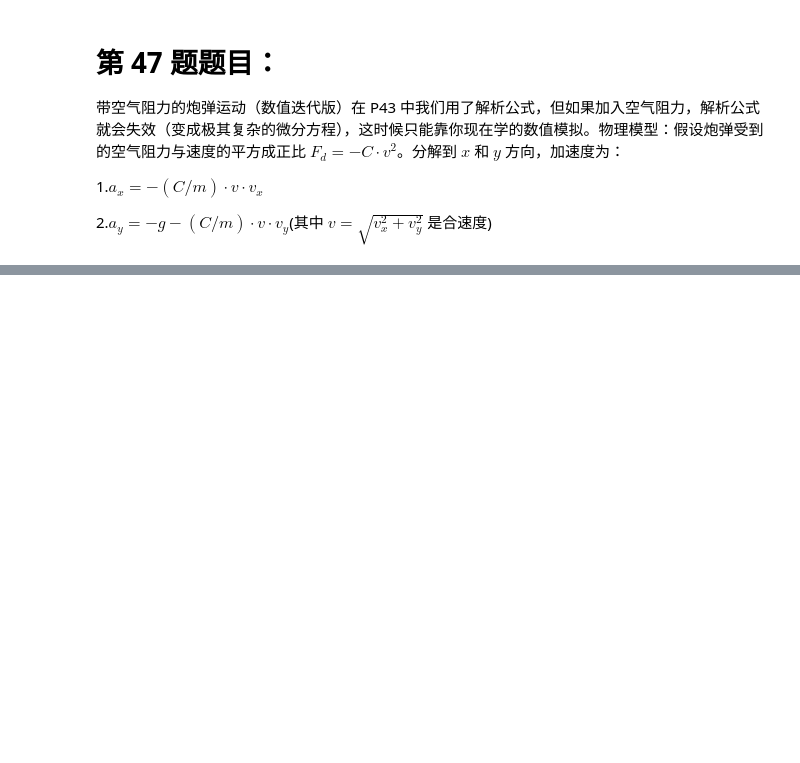
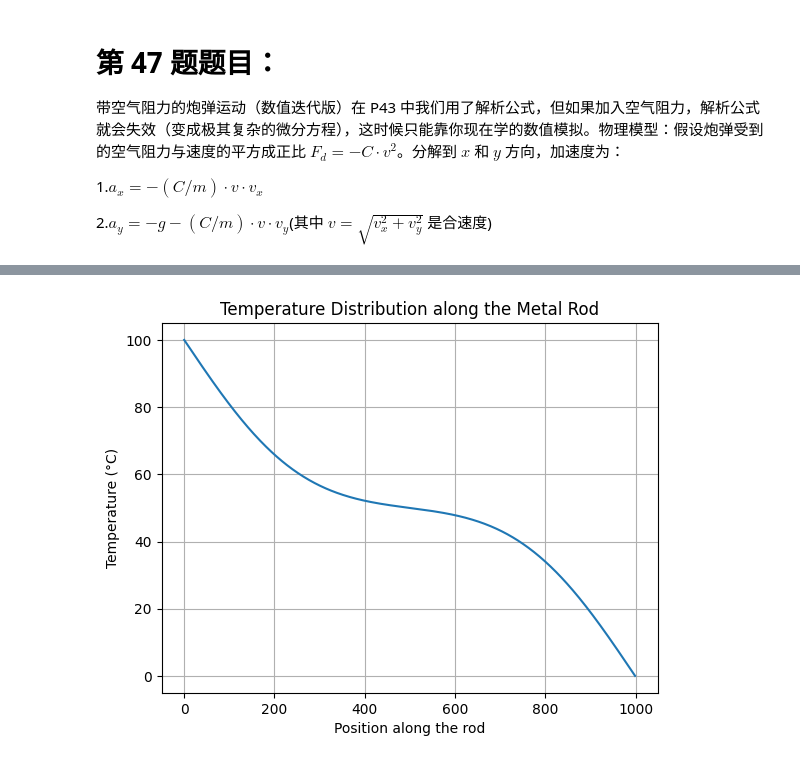
Before and after one commit to Rico-Grant/Python-100days-training-project-for-Scientific-Computing, a Jupyter notebook: Day3.ipynb, the cells around one changed output, grey strips where cells are left out. Cells and saved outputs as stored; diff of their text form; code cells hidden in the pictures; blank space fills up the shorter version.

```diff
--- a/Day3.ipynb
+++ b/Day3.ipynb
@@ -72,0 +738,45 @@ Time: 30.00, Rabbits: 0.00, Foxes: 55.61
+# %%
+import math
+import numpy as np
+import matplotlib.pyplot as plt
+
+
+class HeatSimulation:
+    def __init__(self, N):
+        self.N = N
+        self.metal_temp = np.zeros(N)
+
+
+    def iterate(self):
+        self.metal_temp[0] = 100
+        self.metal_temp[-1] = 0
+        new_temp = self.metal_temp.copy()
+
+        for i in range(1, self.N - 1):
+            new_temp[i] = (self.metal_temp[i - 1] + self.metal_temp[i + 1]) / 2
+        self.metal_temp = new_temp
+
+    def simulate(self, total_steps):
+        steps = 0
+        for j in range(1, self.N - 1):
+             self.metal_temp[j] = 50
+        while steps <= total_steps:
+            self.iterate()
+            steps += 1
+
+    def plot_temperature(self):
+        plt.plot(self.metal_temp)
+        plt.xlabel('Position along the rod')
+        plt.ylabel('Temperature (°C)')
+        plt.title('Temperature Distribution along the Metal Rod')
+        plt.grid()
+        plt.show()
+
+
+N = int(input("Enter the number of segments in the metal rod: "))
+total_steps = int(input("Enter the number of time steps to simulate: "))
+simulation = HeatSimulation(N)
+simulation.simulate(total_steps)
+simulation.plot_temperature()
+# %% [output]
+[figure, added]
```
Also changed, not shown: parts of 12 cells of this notebook.
